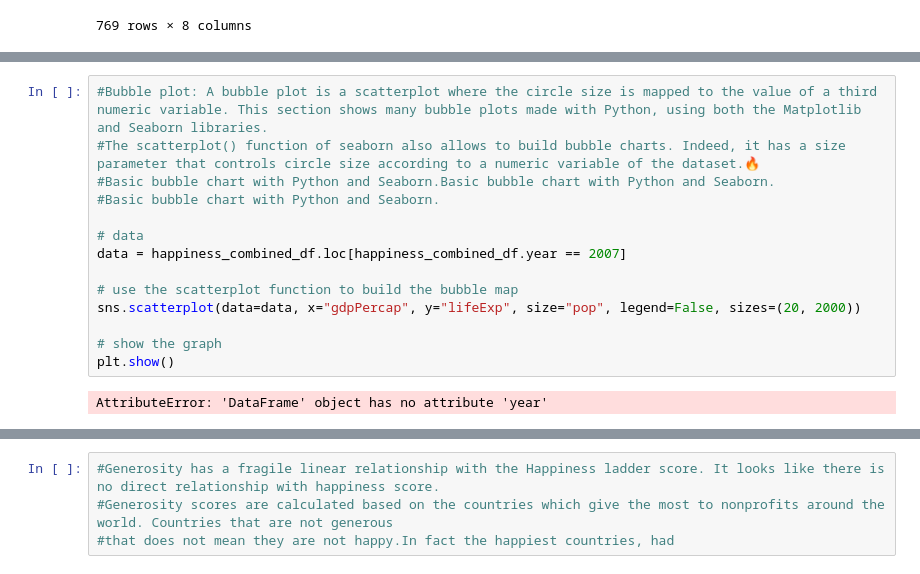
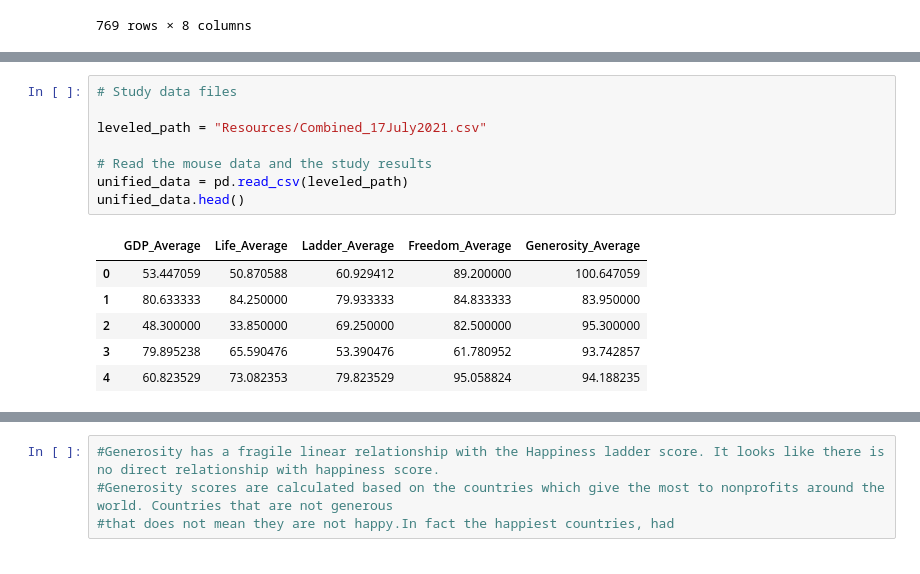
Before and after one commit to Ryan-Malin/TeamHappinessMain, a Jupyter notebook: Asels.ipynb, the cells around one changed output, grey strips where cells are left out. Cells and saved outputs as stored; diff of their text form.

```diff
--- a/Asels.ipynb
+++ b/Asels.ipynb
@@ -209,16 +179,15 @@ What Score would you like to look at?
 # %%
-#Bubble plot: A bubble plot is a scatterplot where the circle size is mapped to the value of a third numeric variable. This section shows many bubble plots made with Python, using both the Matplotlib and Seaborn libraries.
-#The scatterplot() function of seaborn also allows to build bubble charts. Indeed, it has a size parameter that controls circle size according to a numeric variable of the dataset.🔥
-#Basic bubble chart with Python and Seaborn.Basic bubble chart with Python and Seaborn.
-#Basic bubble chart with Python and Seaborn.
+# Study data files
 
-# data
-data = happiness_combined_df.loc[happiness_combined_df.year == 2007]
+leveled_path = "Resources/Combined_17July2021.csv"
 
-# use the scatterplot function to build the bubble map
-sns.scatterplot(data=data, x="gdpPercap", y="lifeExp", size="pop", legend=False, sizes=(20, 2000))
-
-# show the graph
-plt.show()
+# Read the mouse data and the study results
+unified_data = pd.read_csv(leveled_path)
+unified_data.head()
 # %% [output]
-AttributeError: 'DataFrame' object has no attribute 'year'
+|  | GDP_Average | Life_Average | Ladder_Average | Freedom_Average | Generosity_Average |
+| 0 | 53.447059 | 50.870588 | 60.929412 | 89.200000 | 100.647059 |
+| 1 | 80.633333 | 84.250000 | 79.933333 | 84.833333 | 83.950000 |
+| 2 | 48.300000 | 33.850000 | 69.250000 | 82.500000 | 95.300000 |
+| 3 | 79.895238 | 65.590476 | 53.390476 | 61.780952 | 93.742857 |
+| 4 | 60.823529 | 73.082353 | 79.823529 | 95.058824 | 94.188235 |
```
Also changed, not shown: parts of 8 cells of this notebook, 4 other files.
